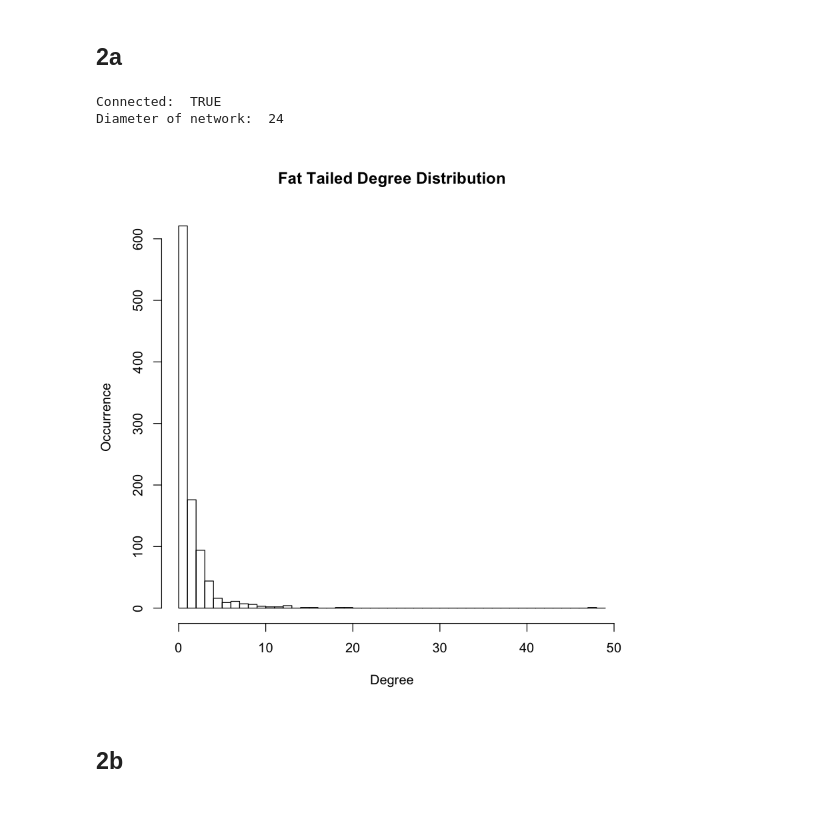
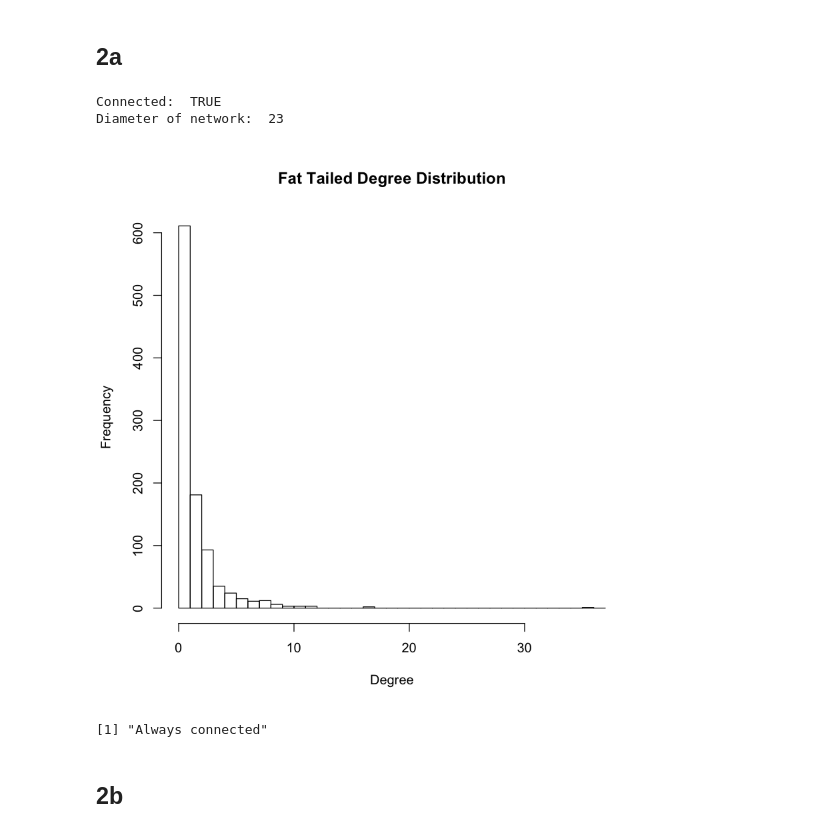
Before and after one commit to maithilibhide/ECE232, a Jupyter notebook: Project1/Random_Network_2.ipynb, the cells around one changed output. Drawn from its saved outputs; the diff is of its cells as text; code cells hidden in the pictures.

```diff
--- a/Project1/Random_Network_2.ipynb
+++ b/Project1/Random_Network_2.ipynb
@@ -7,16 +7,28 @@ library('igraph')
 # %%
 n = 1000
 m = 1
 network <- sample_pa(n=n, m=m, directed=FALSE)
 #network <- barabasi.game(n, m, directed=FALSE)
 writeLines(paste("Connected: ", is.connected(network)))
 degree_distribution <- degree(network)
-hist(degree_distribution, breaks = seq(from = 0, to = max(degree_distribution) + 1, by = 1), xlab="Degree",ylab="Occurrence", main="Fat Tailed Degree Distribution")
+hist(degree_distribution, breaks = seq(from = 0, to = max(degree_distribution) + 1, by = 1), xlab="Degree",ylab="Frequency", main="Fat Tailed Degree Distribution")
 writeLines(paste("Diameter of network: ", diameter(network)))
 # %% [output]
 Connected:  TRUE
-Diameter of network:  24
+Diameter of network:  23
-[figure, old version]
+[figure, new version]
+# %%
+for (i in 1:100) {
+    n = 1000
+    m = 1
+    network1 <- sample_pa(n=n, m=m, directed=FALSE)
+    if (!is.connected(network1))
+        print("Not connected")
+    else if (i == 100 && is.connected(network1))
+        print("Always connected")
+}
+# %% [output]
+[1] "Always connected"
 # %% [markdown]
 <h2>2b</h2>
 # %%
```
Also changed, not shown: parts of 22 cells of this notebook.
